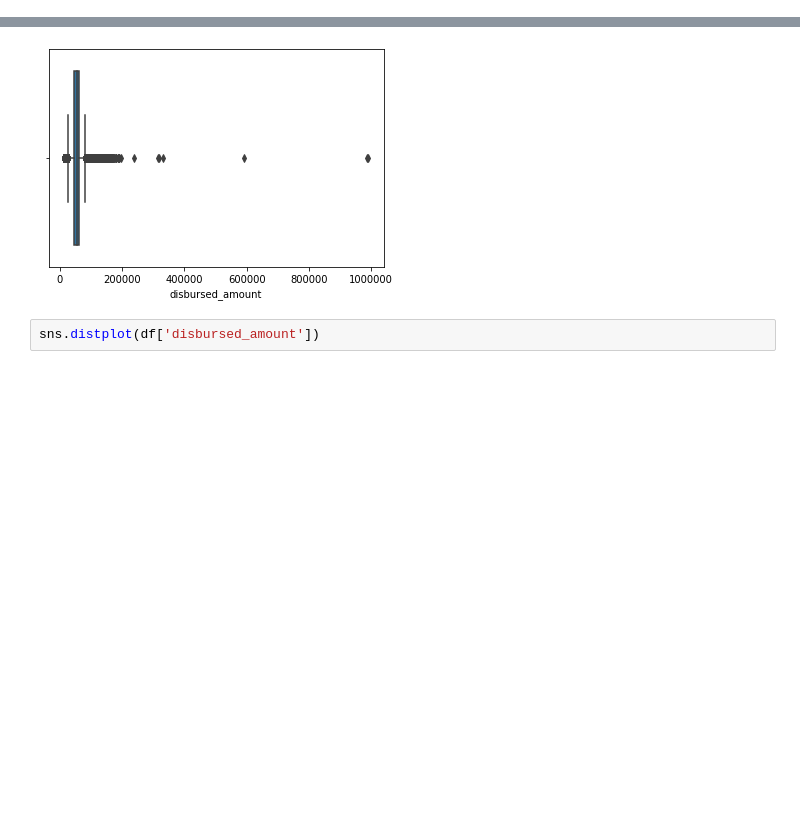
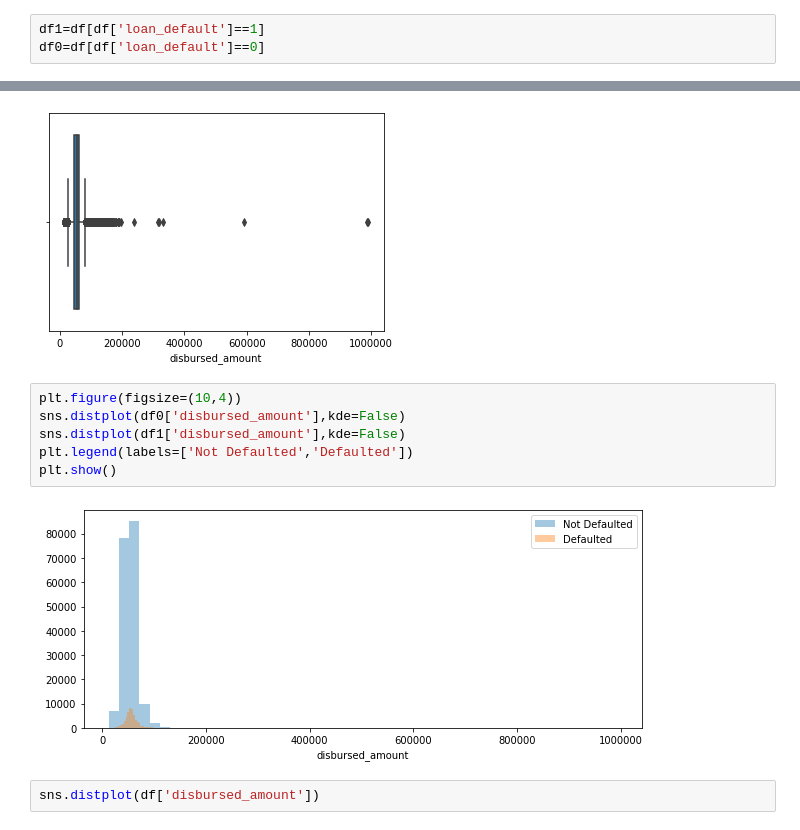
Before and after one commit to xavierigneous/Vehicle-Loan-Default-Prediction, a Jupyter notebook: Pravin Kumar/vehicle loan ver 2.ipynb, the cells around one changed output, grey strips where cells are left out. Saved outputs shown, nothing was run; the diff lists cells and outputs as text; blank space fills up the shorter version.

```diff
--- a/Pravin Kumar/vehicle loan ver 2.ipynb
+++ b/Pravin Kumar/vehicle loan ver 2.ipynb
@@ -121,6 +141,9 @@ df.corr()
 | loan_default | 0.033848 | 0.077675 | 0.014261 | 0.098208 | 0.030193 | 0.027357 | -0.025039 | ... |
 # %%
 df.drop(['MobileNo_Avl_Flag','UniqueID'],axis=1,inplace=True)
+# %%
+df1=df[df['loan_default']==1]
+df0=df[df['loan_default']==0]
 # %% [markdown]
 ### disbursed_amount
 # %%
@@ -128,6 +151,14 @@ sns.boxplot(df['disbursed_amount'])
 # %% [output]
 <matplotlib.axes._subplots.AxesSubplot at 0x...>
 [figure]
+# %%
+plt.figure(figsize=(10,4))
+sns.distplot(df0['disbursed_amount'],kde=False)
+sns.distplot(df1['disbursed_amount'],kde=False)
+plt.legend(labels=['Not Defaulted','Defaulted'])
+plt.show()
+# %% [output]
+[figure, added]
 # %%
 sns.distplot(df['disbursed_amount'])
 # %% [output]
```
Also changed, not shown: parts of 65 cells of this notebook, 1 other file.
